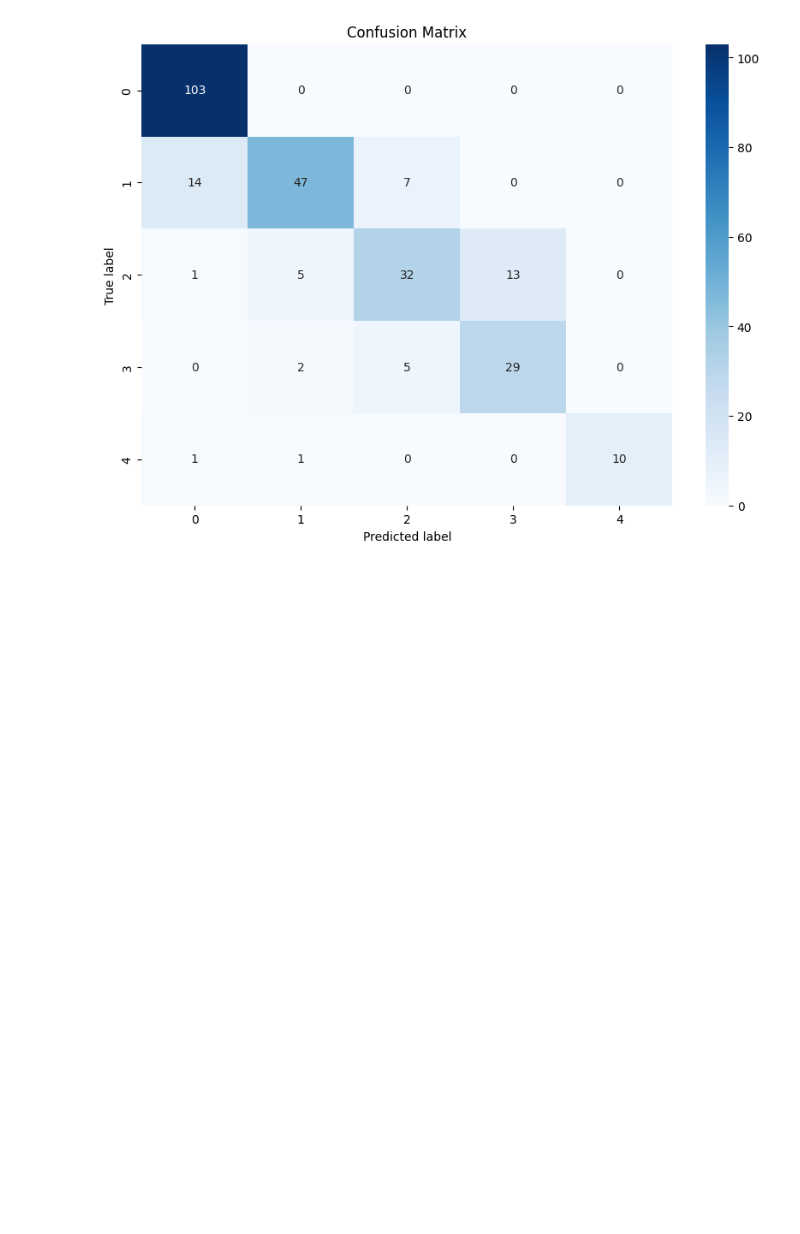
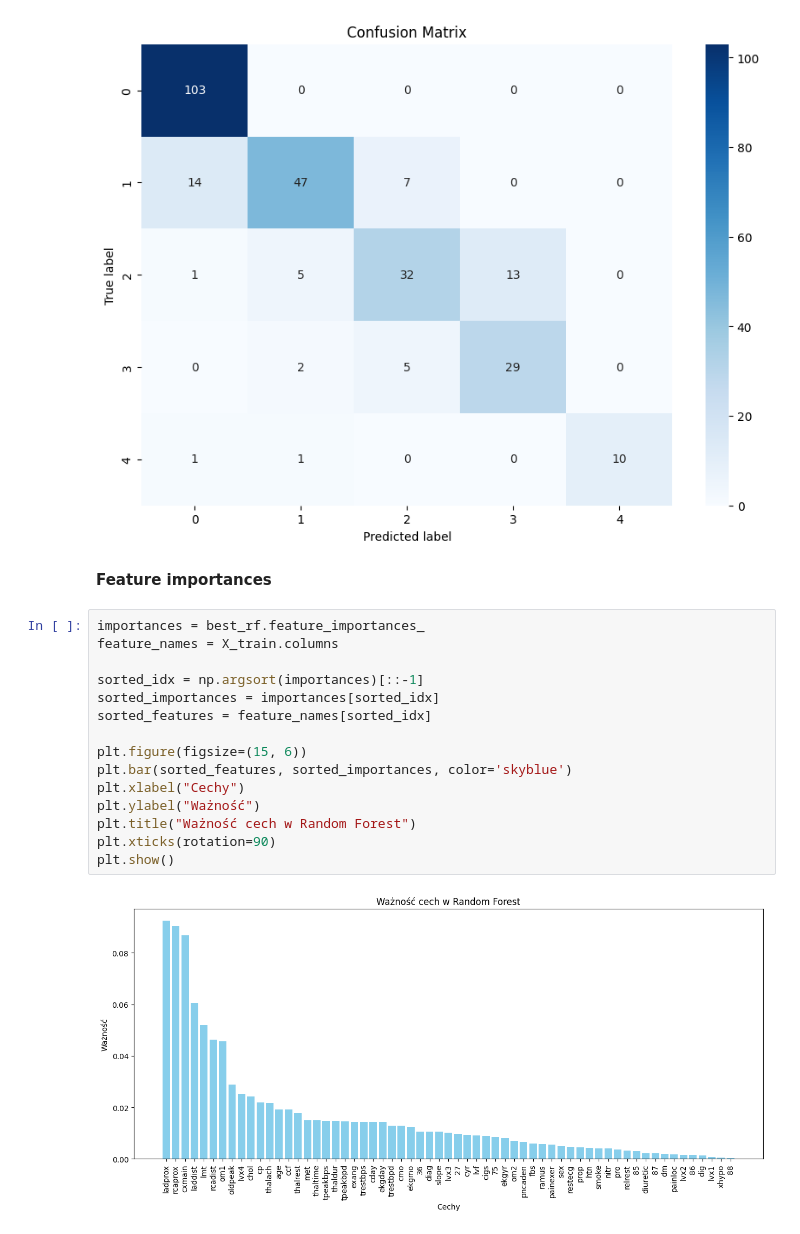
Before and after one commit to Wojsm2000/HeartDiseaseDiagnosis, a Jupyter notebook: modeling.ipynb, the cells around one changed output. Cells and saved outputs as stored; diff of their text form; blank space fills up the shorter version.

Commit message:
Added feature importances (Random Forest)

```diff
--- a/modeling.ipynb
+++ b/modeling.ipynb
@@ -134,3 +161,22 @@ Classification report:
    macro avg       0.83      0.79      0.80       270
 weighted avg       0.82      0.82      0.81       270
 [figure]
+# %% [markdown]
+**Feature importances**
+# %%
+importances = best_rf.feature_importances_
+feature_names = X_train.columns
+
+sorted_idx = np.argsort(importances)[::-1]
+sorted_importances = importances[sorted_idx]
+sorted_features = feature_names[sorted_idx]
+
+plt.figure(figsize=(15, 6))
+plt.bar(sorted_features, sorted_importances, color='skyblue')
+plt.xlabel("Cechy")
+plt.ylabel("Ważność")
+plt.title("Ważność cech w Random Forest")
+plt.xticks(rotation=90)
+plt.show()
+# %% [output]
+[figure, added]
```
Also changed, not shown: parts of 5 cells of this notebook.
